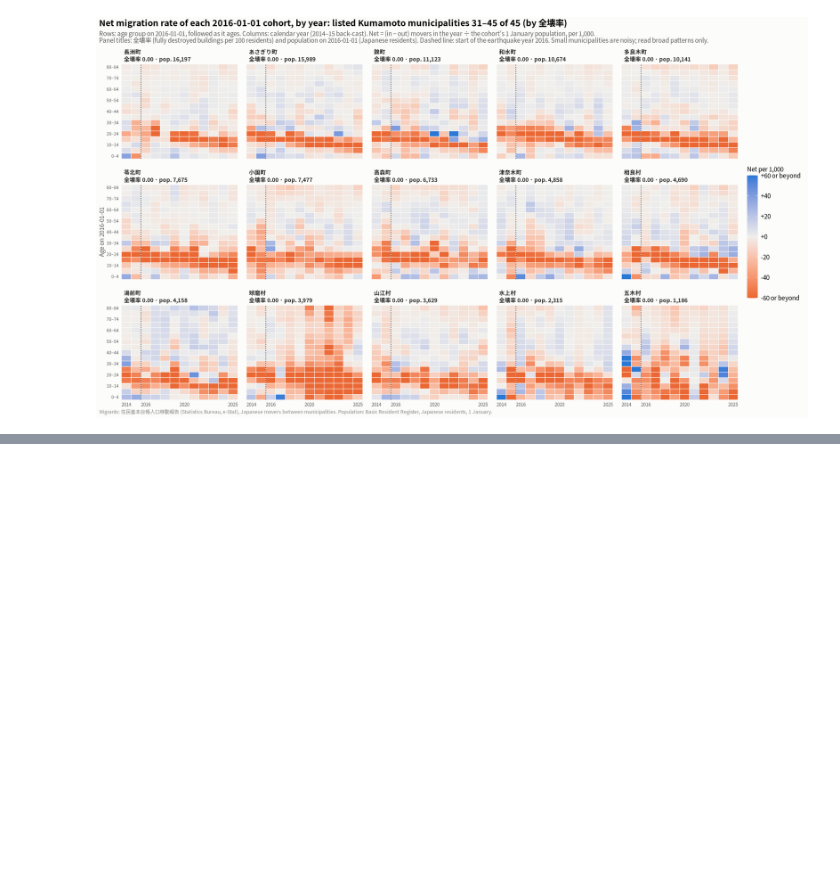
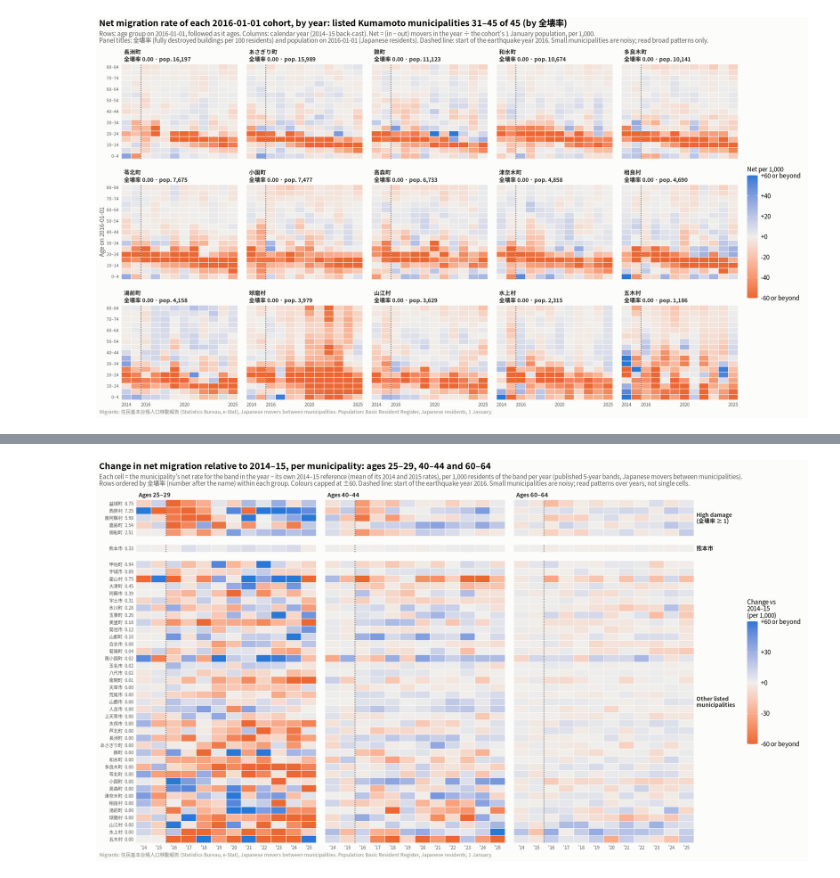
Before and after one commit to toshiakiasakura/jpn_disaster_recovery, a Jupyter notebook: src/3r_migration_kumamoto.ipynb, the cells around one changed output, grey strips where cells are left out. Cells and saved outputs as stored; diff of their text form; code cells hidden in the pictures; blank space fills up the shorter version.

```diff
--- a/src/3r_migration_kumamoto.ipynb
+++ b/src/3r_migration_kumamoto.ipynb
@@ -595,0 +682,26 @@ show_save(plot_net_heat(3), "07_cohort_net_rate_3", width = 18, height = 12)
+# %%
+focus_bands <- c("25_29", "40_44", "60_64")
+mun5 <- p5 |>
+  inner_join(m5, by = c("code", "year", "band")) |>
+  filter(band %in% focus_bands) |>
+  mutate(net = `in` - out) |>
+  group_by(code, band) |>
+  mutate(base = mean(1000 * net[year <= 2015] / pop[year <= 2015]),   # mean of the 2014 and 2015 rates
+         change = 1000 * net / pop - base) |>
+  ungroup() |>
+  left_join(panel_tbl |> select(code, short, zenkai_rate, rank), by = "code") |>
+  left_join(study |> select(code, group), by = "code") |>
+  mutate(group = factor(group, levels = group_levels),
+         band = factor(sub("_", "–", band), levels = sub("_", "–", focus_bands)))
+row_lab <- panel_tbl |> arrange(rank) |> mutate(lab = sprintf("%s  %.2f", short, zenkai_rate))
+mun5 <- mun5 |> mutate(row = factor(sprintf("%s  %.2f", short, zenkai_rate), levels = rev(row_lab$lab)))
+
+# Table: band population on 2016-01-01 and the 2014-15 baseline net rate, per municipality
+mun5 |>
+  filter(year == base_year) |>
+  select(rank, municipality = short, `全壊率` = zenkai_rate, band, pop) |>
+  left_join(mun5 |> distinct(short, band, base) |> rename(municipality = short), by = c("municipality", "band")) |>
+  mutate(`全壊率` = round(`全壊率`, 2), base = round(base, 1)) |>
+  pivot_wider(names_from = band, values_from = c(pop, base)) |>
+  arrange(rank) |>
+  as.data.frame()
@@ -595,0 +728,21 @@ show_save(plot_net_heat(3), "07_cohort_net_rate_3", width = 18, height = 12)
+# %%
+cap9 <- 60
+p9 <- ggplot(mun5, aes(year, row, fill = pmax(pmin(change, cap9), -cap9))) +
+  geom_tile(colour = surface, linewidth = 0.3) +
+  geom_vline(xintercept = event_x - 0.5, colour = ink, linewidth = 0.4, linetype = "22") +
+  facet_grid(group ~ band, scales = "free_y", space = "free_y",
+             labeller = labeller(band = function(b) paste0("Ages ", b), group = label_wrap_gen(14))) +
+  change_fill(cap9, "Change vs\n2014–15\n(per 1,000)") +
+  scale_x_continuous(breaks = years, labels = function(v) paste0("'", substr(v, 3, 4)), expand = c(0, 0)) +
+  scale_y_discrete(expand = c(0, 0)) +
+  labs(title = "Change in net migration relative to 2014–15, per municipality: ages 25–29, 40–44 and 60–64",
+       subtitle = paste0("Each cell = the municipality's net rate for the band in the year − its own 2014–15 reference (mean of its 2014 and 2015 rates), per 1,000 residents of the band per year ",
+                         "(published 5-year bands, Japanese movers between municipalities).\n",
+                         "Rows ordered by 全壊率 (number after the name) within each group. Colours capped at ±", cap9, ". ",
+                         "Dashed line: start of the earthquake year 2016. Small municipalities are noisy; read patterns over years, not single cells."),
+       x = NULL, y = NULL, caption = src_note) +
+  heat_theme() +
+  theme(strip.text.y = element_text(angle = 0, hjust = 0, size = 9))
+show_save(p9, "09_band_change_by_muni", width = 16, height = 15)
+# %% [output]
+[figure, added]
```
Also changed, not shown: parts of 8 cells of this notebook.
